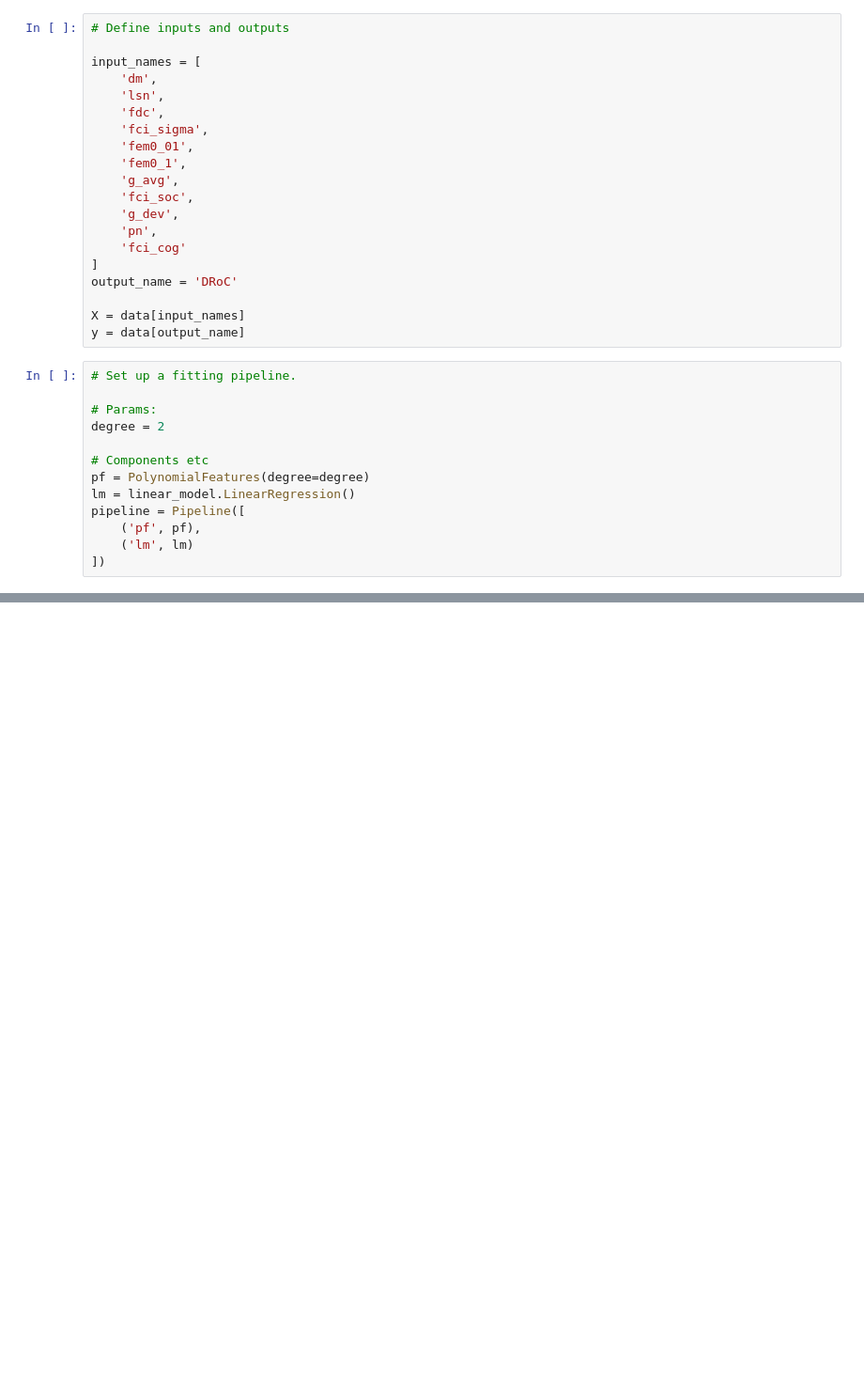
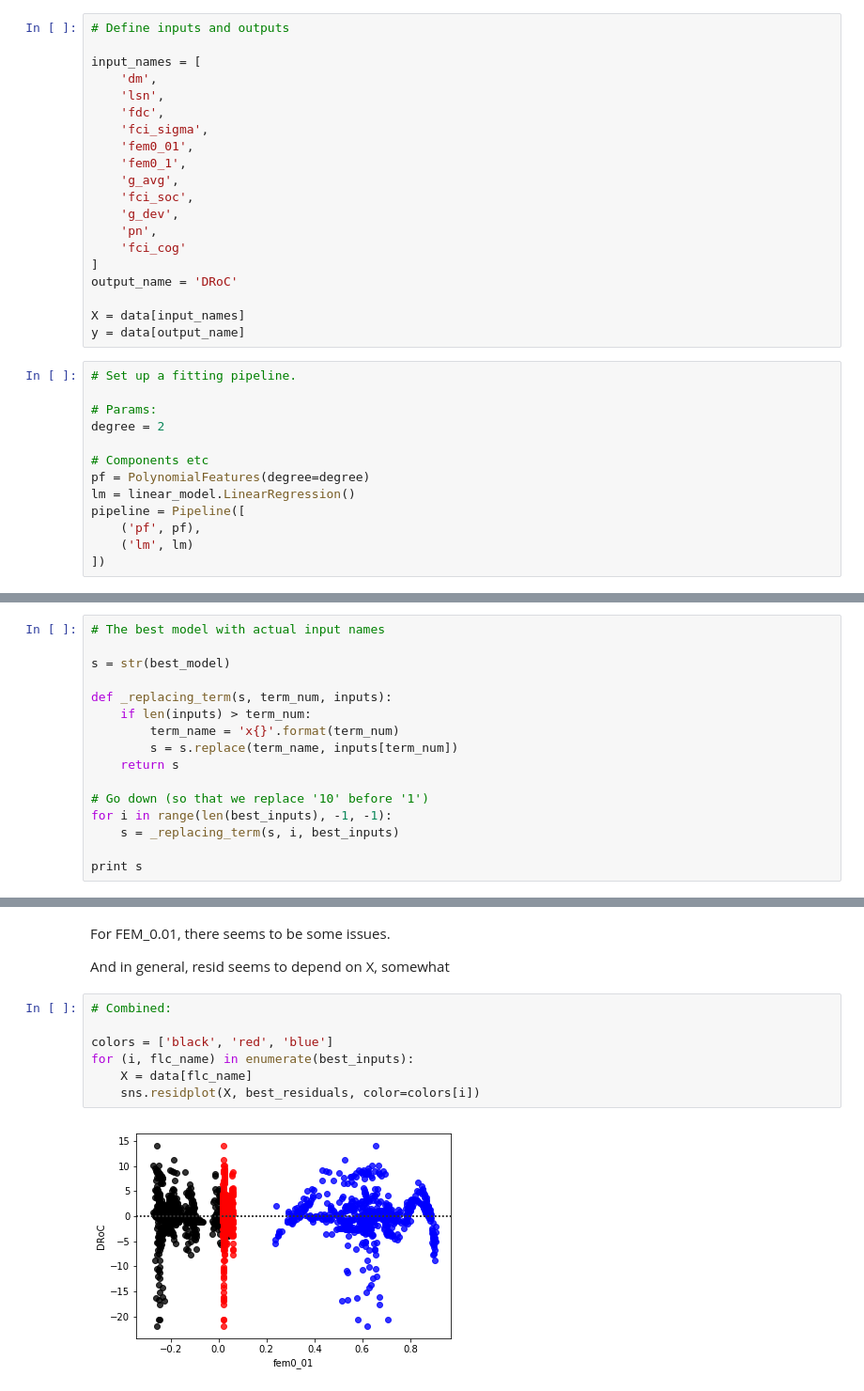
Before and after one commit to phlippieb/mpy, a Jupyter notebook: multiple polynomial regression 1.ipynb, the cells around one changed output, grey strips where cells are left out. Shown at 94% size. Drawn from its saved outputs; the diff is of its cells as text; blank space fills up the shorter version.

```diff
--- a/multiple polynomial regression 1.ipynb
+++ b/multiple polynomial regression 1.ipynb
@@ -238,0 +564,16 @@ e. v.: 1.0
+# %%
+# The best model with actual input names
+
+s = str(best_model)
+
+def _replacing_term(s, term_num, inputs):
+    if len(inputs) > term_num:
+        term_name = 'x{}'.format(term_num)
+        s = s.replace(term_name, inputs[term_num])
+    return s
+
+# Go down (so that we replace '10' before '1')
+for i in range(len(best_inputs), -1, -1):
+    s = _replacing_term(s, i, best_inputs)
+
+print s
@@ -238,0 +610,13 @@ e. v.: 1.0
+# %% [markdown]
+For FEM_0.01, there seems to be some issues.
+
+And in general, resid seems to depend on X, somewhat
+# %%
+# Combined:
+
+colors = ['black', 'red', 'blue']
+for (i, flc_name) in enumerate(best_inputs):
+    X = data[flc_name]
+    sns.residplot(X, best_residuals, color=colors[i])
+# %% [output]
+[figure, added]
```
Also changed, not shown: parts of 24 cells of this notebook.
